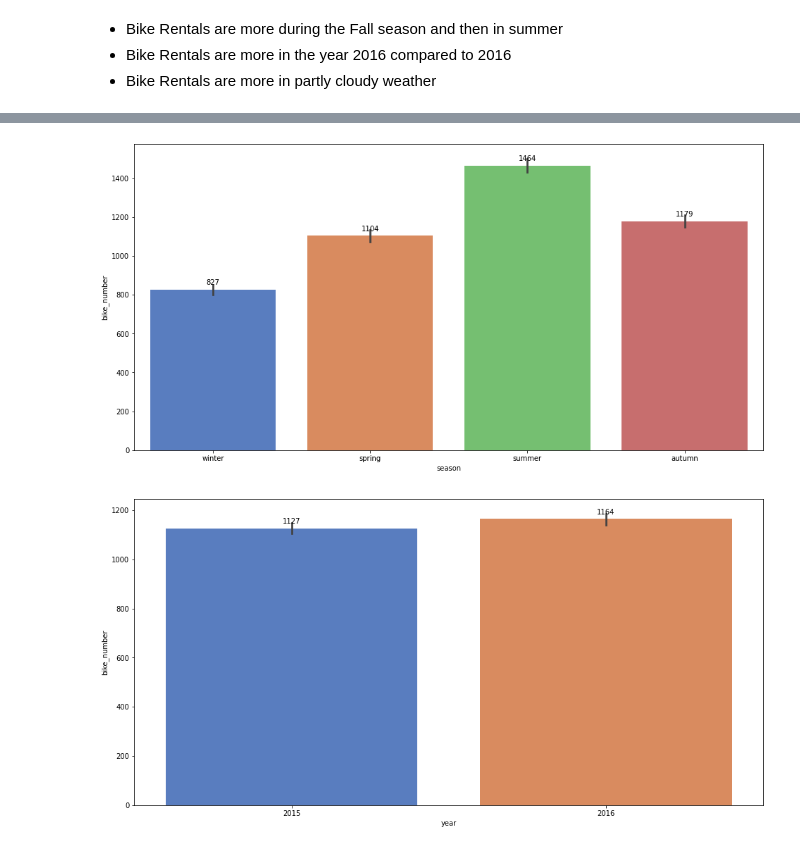
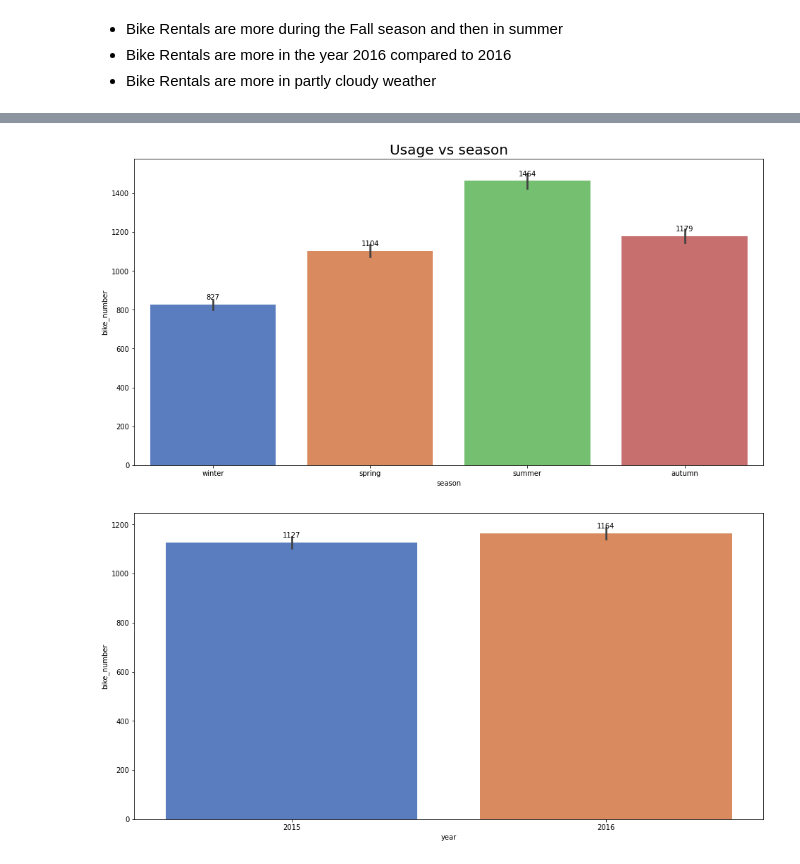
Before and after one commit to isra-st/London_Bike_Sharing, a Jupyter notebook: Linear_Regression_V2.ipynb, the cells around one changed output, grey strips where cells are left out. Saved outputs shown, nothing was run; the diff lists cells and outputs as text; code cells hidden in the pictures.

```diff
--- a/Linear_Regression_V2.ipynb
+++ b/Linear_Regression_V2.ipynb
@@ -142,11 +149,13 @@ plt.show()
 # %%
 #Relation between weather and count of bike rentals
 plt.figure(figsize=(16, 8))
 season = sns.barplot('season','bike_number',palette="muted",data=df)
+plt.title('Usage vs season', size=20)
+plt.savefig('.\Isra_plots/Usage_vs_season.png', dpi = 500);
 add_value_labels(season, typ='bar')
 plt.show()
 # %% [output]
-[figure, old version]
+[figure, new version]
 # %%
 plt.figure(figsize=(16, 8))
 season = sns.barplot('year','bike_number',palette="muted",data=df)
```
Also changed, not shown: parts of 45 cells of this notebook, 13 other files.
